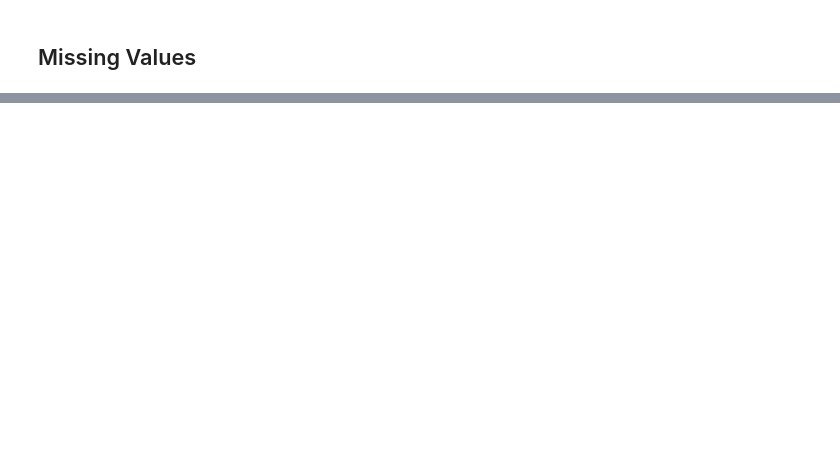
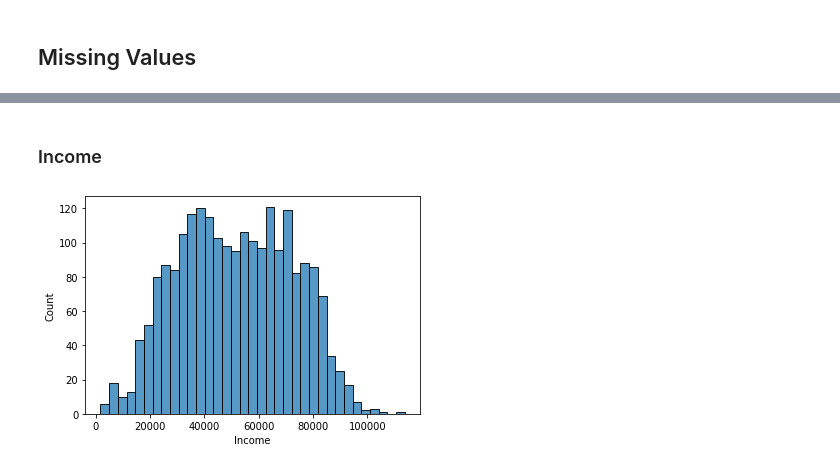
Before and after one commit to johng034/customer-segmentation, a Jupyter notebook: Exploratory Data Analysis.ipynb, the cells around one changed output, grey strips where cells are left out. Cells and saved outputs as stored; diff of their text form; code cells hidden in the pictures; blank space fills up the shorter version.

```diff
--- a/Exploratory Data Analysis.ipynb
+++ b/Exploratory Data Analysis.ipynb
@@ -70,0 +120,7 @@ df.dropna(axis=0, inplace=True)
+# %% [markdown]
+### Income
+# %%
+sns.histplot(x="Income", data=num_df, bins=35)
+plt.show()
+# %% [output]
+[figure, added]
```
Also changed, not shown: parts of 32 cells of this notebook, 1 other file.
